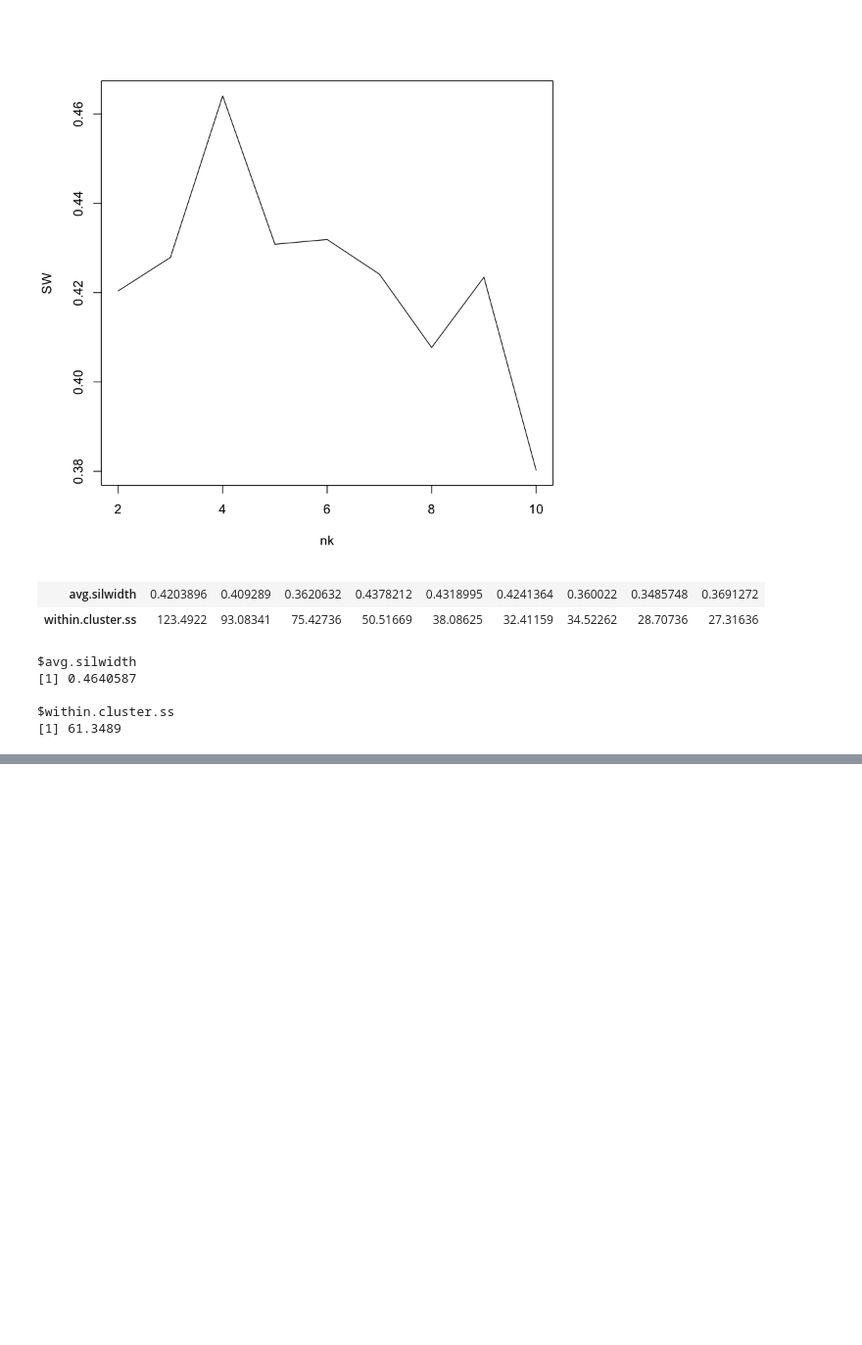
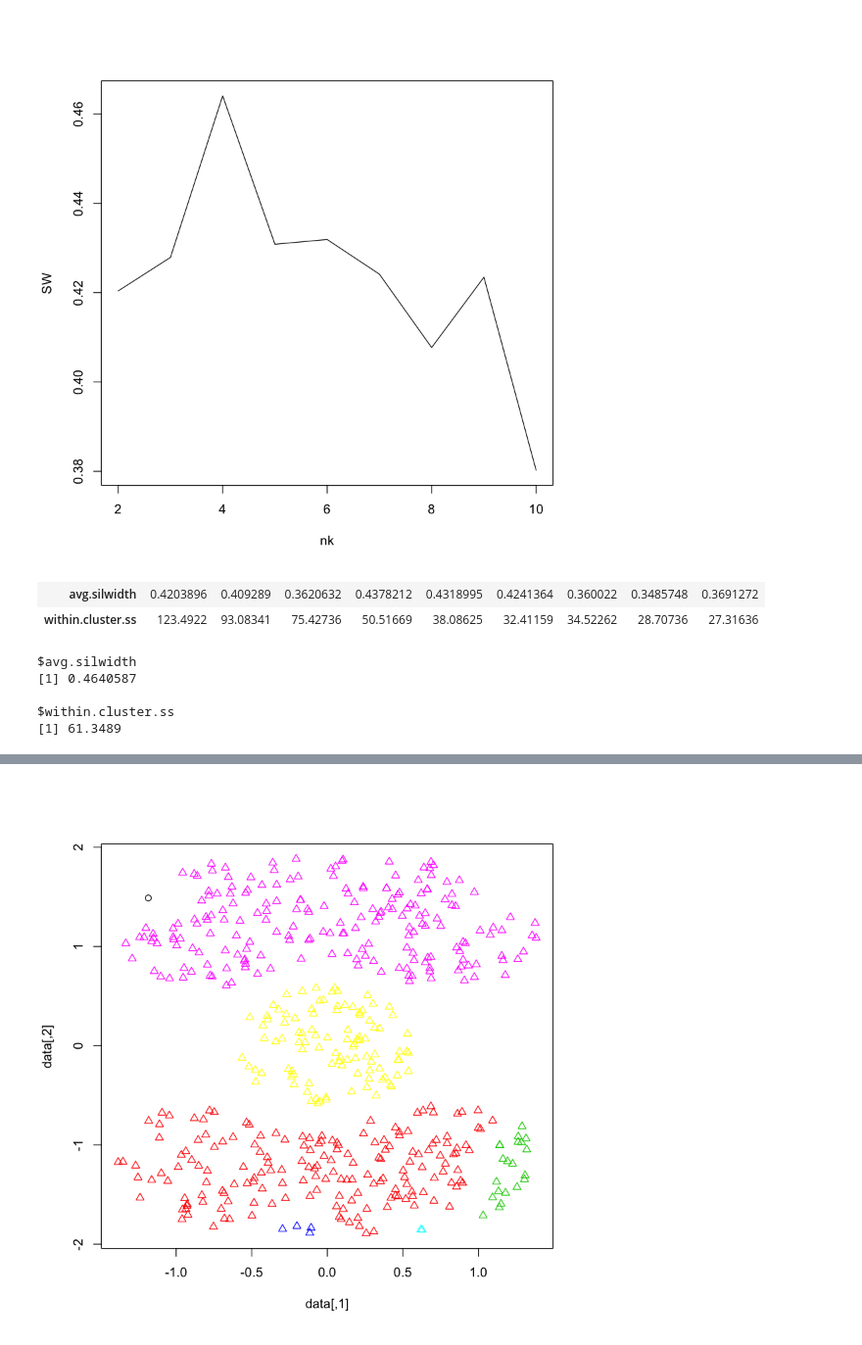
Before and after one commit to YuHsuanLin/riii, a Jupyter notebook: cb102/cb102_20180824.ipynb, the cells around one changed output, grey strips where cells are left out. Shown: that part at 98% size. Saved outputs shown, nothing was run; the diff lists cells and outputs as text; code cells hidden in the pictures; blank space fills up the shorter version.

```diff
--- a/cb102/cb102_20180824.ipynb
+++ b/cb102/cb102_20180824.ipynb
@@ -356,0 +386,6 @@ $within.cluster.ss
+# %%
+ds = dbscan(dist(data$x),method='dist',eps = 0.2, MinPts=2)
+# %%
+plot(ds,data$x)
+# %% [output]
+[figure, added]
```
Also changed, not shown: parts of 8 cells of this notebook.
